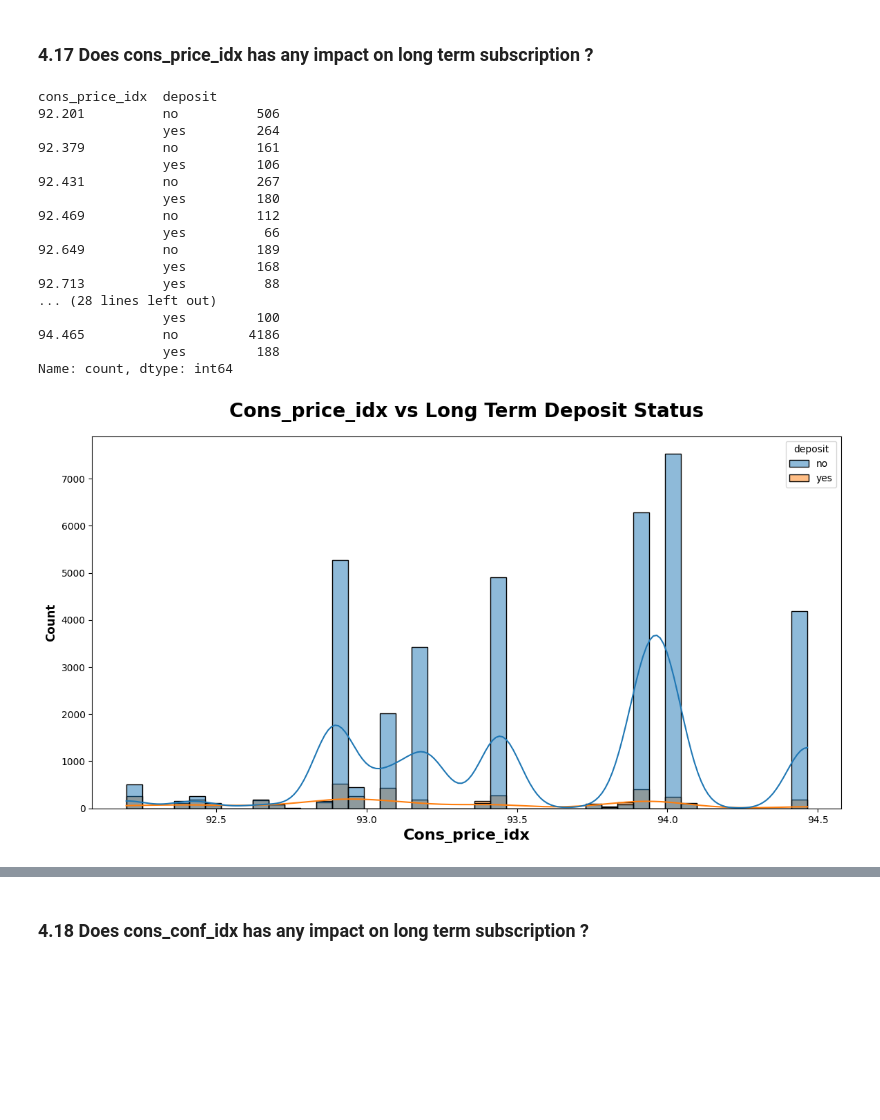
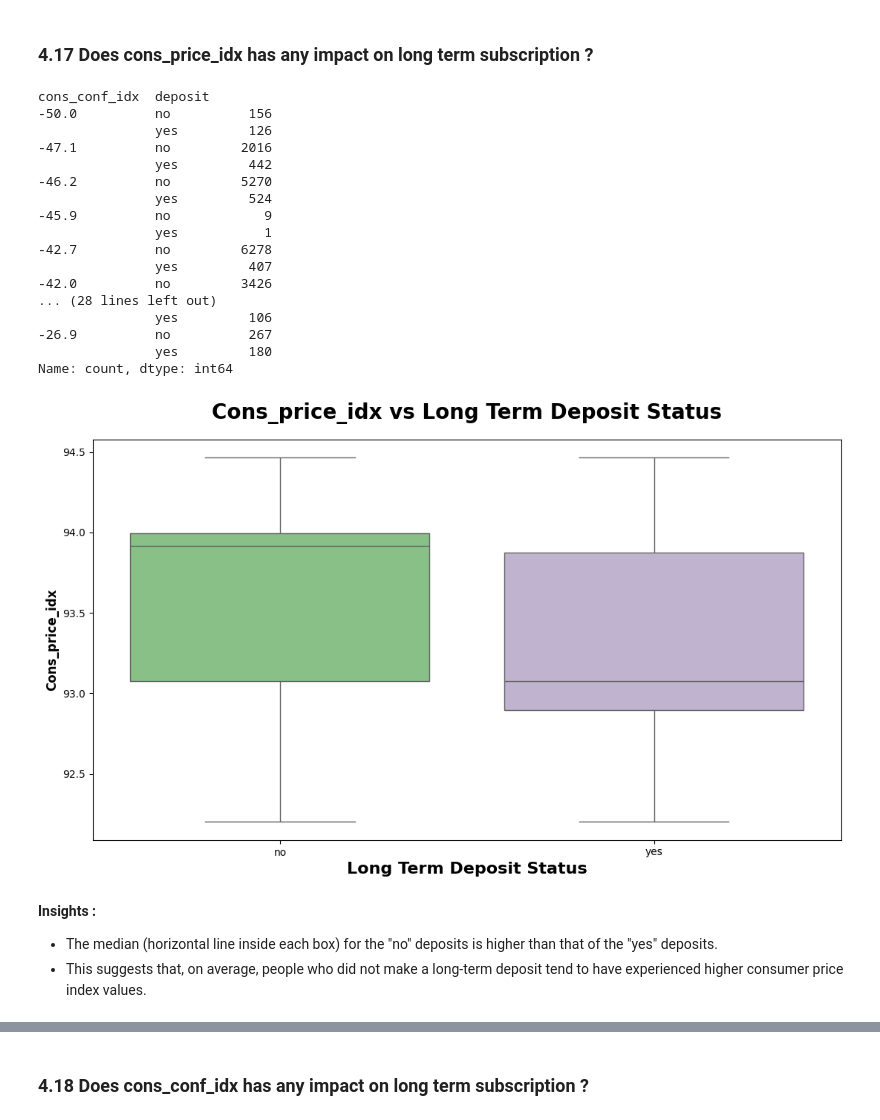
Before and after one commit to Pranavd8551/Long_term_deposit_prediction, a Jupyter notebook: notebook/1_EDA_US_visa.ipynb, the cells around one changed output, grey strips where cells are left out. Drawn from its saved outputs; the diff is of its cells as text; code cells hidden in the pictures; blank space fills up the shorter version.

```diff
--- a/notebook/1_EDA_US_visa.ipynb
+++ b/notebook/1_EDA_US_visa.ipynb
@@ -1110,32 +1253,37 @@ plt.show()
 # %% [markdown]
 ### 4.17 Does cons_price_idx has any impact on long term subscription ?
 # %%
-df.groupby('cons_price_idx').deposit.value_counts()
+
+df.groupby('cons_conf_idx').deposit.value_counts()
 # %% [output]
-cons_price_idx  deposit
-92.201          no          506
-                yes         264
-92.379          no          161
-                yes         106
-92.431          no          267
-                yes         180
-92.469          no          112
-                yes          66
-92.649          no          189
-                yes         168
-92.713          yes          88
+cons_conf_idx  deposit
+-50.0          no          156
+               yes         126
+-47.1          no         2016
+               yes         442
+-46.2          no         5270
+               yes         524
+-45.9          no            9
+               yes           1
+-42.7          no         6278
+               yes         407
+-42.0          no         3426
 ... (28 lines left out)
-                yes         100
-94.465          no         4186
-                yes         188
+               yes         106
+-26.9          no          267
+               yes         180
 Name: count, dtype: int64
 # %%
-plt.subplots(figsize=(14,7))
-sns.histplot(x="cons_price_idx",hue="deposit", data=df, kde=True)
-plt.title("Cons_price_idx vs Long Term Deposit Status", weight="bold",fontsize=20, pad=20)
-plt.xlabel("Cons_price_idx", weight="bold", fontsize=16)
-plt.ylabel("Count", weight="bold", fontsize=12)
+plt.subplots(figsize=(13,7))
+sns.boxplot(x="deposit", y="cons_price_idx", data=df, palette="Accent")
+plt.title("Cons_price_idx vs Long Term Deposit Status", weight="bold", fontsize=20, pad=20)
+plt.ylabel("Cons_price_idx", weight="bold", fontsize=12)
+plt.xlabel("Long Term Deposit Status", weight="bold", fontsize=16)
 plt.show()
 # %% [output]
-[figure, old version]
+[figure, new version]
+# %% [markdown]
+**Insights :**
+- The median (horizontal line inside each box) for the "no" deposits is higher than that of the "yes" deposits.
+- This suggests that, on average, people who did not make a long-term deposit tend to have experienced higher consumer price index values.
 # %%
```
Also changed, not shown: parts of 103 cells of this notebook.
